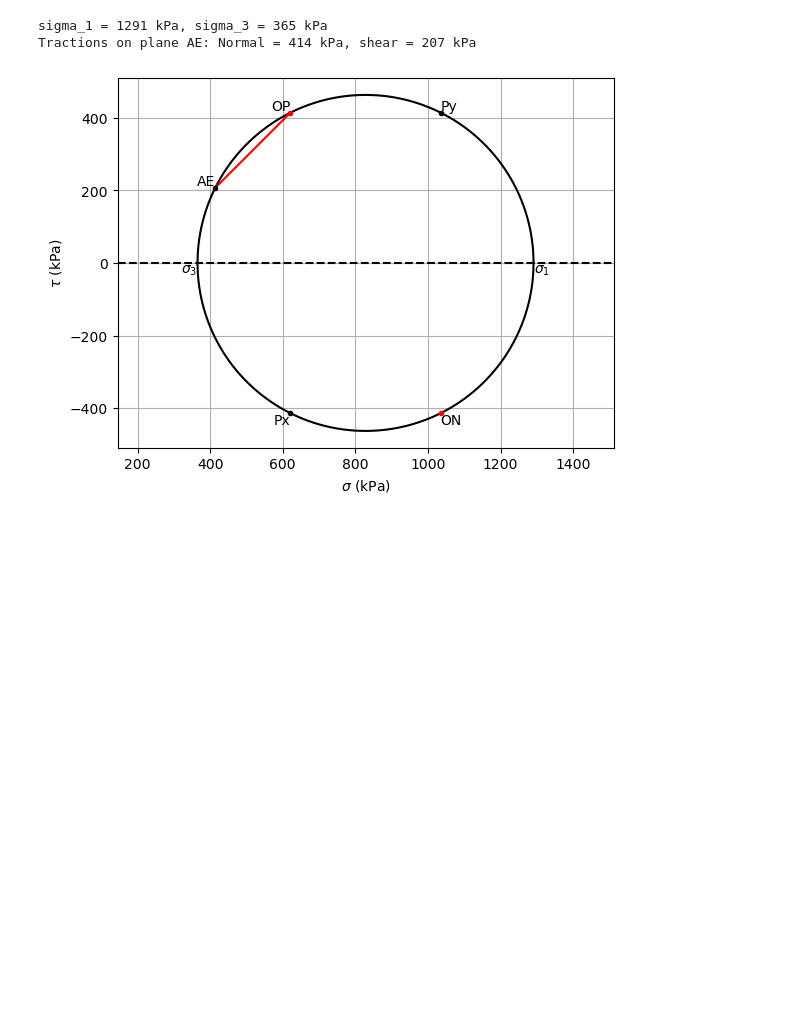
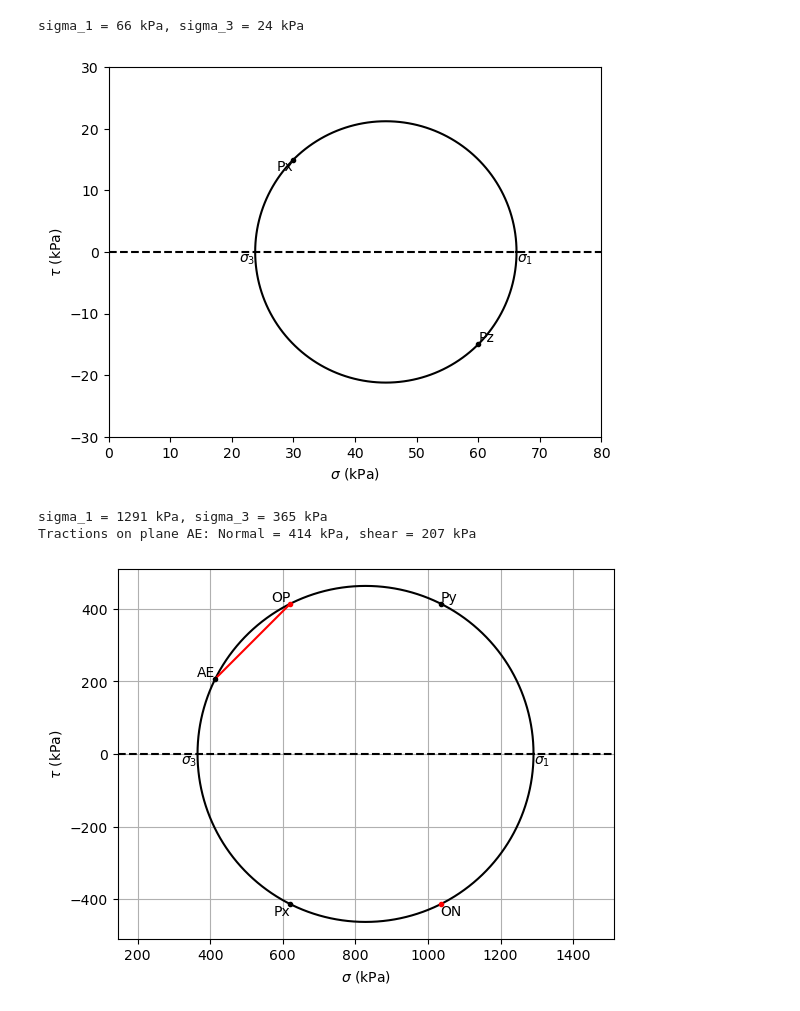
Before and after one commit to nfcd/geotech, a Jupyter notebook: notebooks/mohr_circle.ipynb, the cells around one changed output. Cells and saved outputs as stored; diff of their text form; code cells hidden in the pictures; blank space fills up the shorter version.

```diff
--- a/notebooks/mohr_circle.ipynb
+++ b/notebooks/mohr_circle.ipynb
@@ -6,4 +6,50 @@ import sys, os
 sys.path.append(os.path.abspath(os.path.join("..", "functions")))
 # import my class Circle
 from Circle import Circle
+# %%
+# This is Example 2.12 of Aarhaug (1984)
+sxx = 30
+sxz = 15 # anticlockwise
+szz = 60
+szx = -15 # clockwise
+
+# construct Mohr Circle
+circle = Circle([0,0], 1)
+points = np.array([[sxx,sxz],[szz,szx],[szz,sxz]])
+circle.fit_three_points(points)
+x,y = circle.coordinates()
+
+# sigma1 and sigma3 values
+sigma_1 = circle.center[0] + circle.radius
+sigma_3 = circle.center[0] - circle.radius
+print(f"sigma_1 = {sigma_1:.0f} kPa, sigma_3 = {sigma_3:.0f} kPa")
+
+# plot Mohr Circle
+fig, ax = plt.subplots()
+# circle
+ax.plot(x, y, "k")
+# sigma_1 and sigma_3 labels
+ax.text(sigma_1, 0, r"$\sigma_1$", ha="left", va="top")
+ax.text(sigma_3, 0, r"$\sigma_3$", ha="right", va="top")
+# planes
+ax.plot(sxx, sxz, "k.")
+ax.text(sxx, sxz, "Px", ha="right", va="top")
+ax.plot(szz, szx, "k.")
+ax.text(szz, szx, "Pz", ha="left", va="bottom")
+
+# horizontal line at tau = 0
+ax.axhline(0,color="k",linestyle="--")
+# axes labels
+ax.set_xlabel(r"$\sigma$ (kPa)")
+ax.set_ylabel(r"$\tau$ (kPa)")
+# axes equal
+ax.axis("square")
+ax.set_xlim(0, 80)
+ax.set_ylim(-30, 30)
+
+
+plt.show()
+# %% [output]
+sigma_1 = 66 kPa, sigma_3 = 24 kPa
+[figure, added]
 # %%
```
Also changed, not shown: parts of 1 cell of this notebook.
